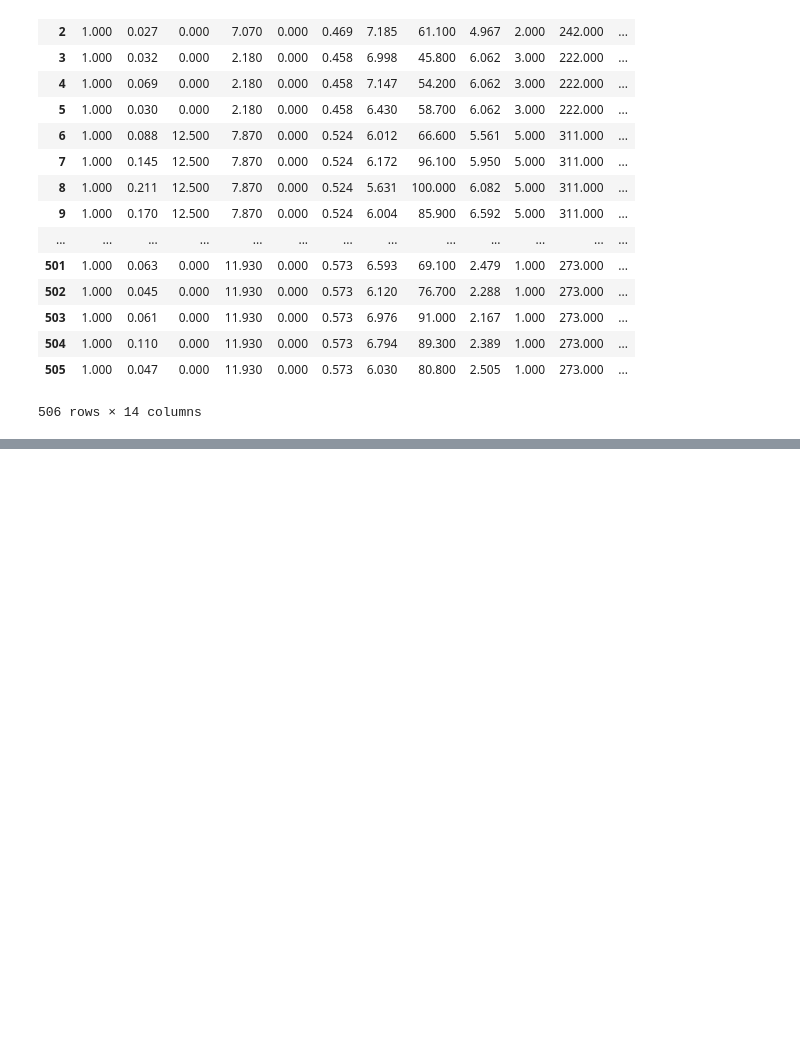
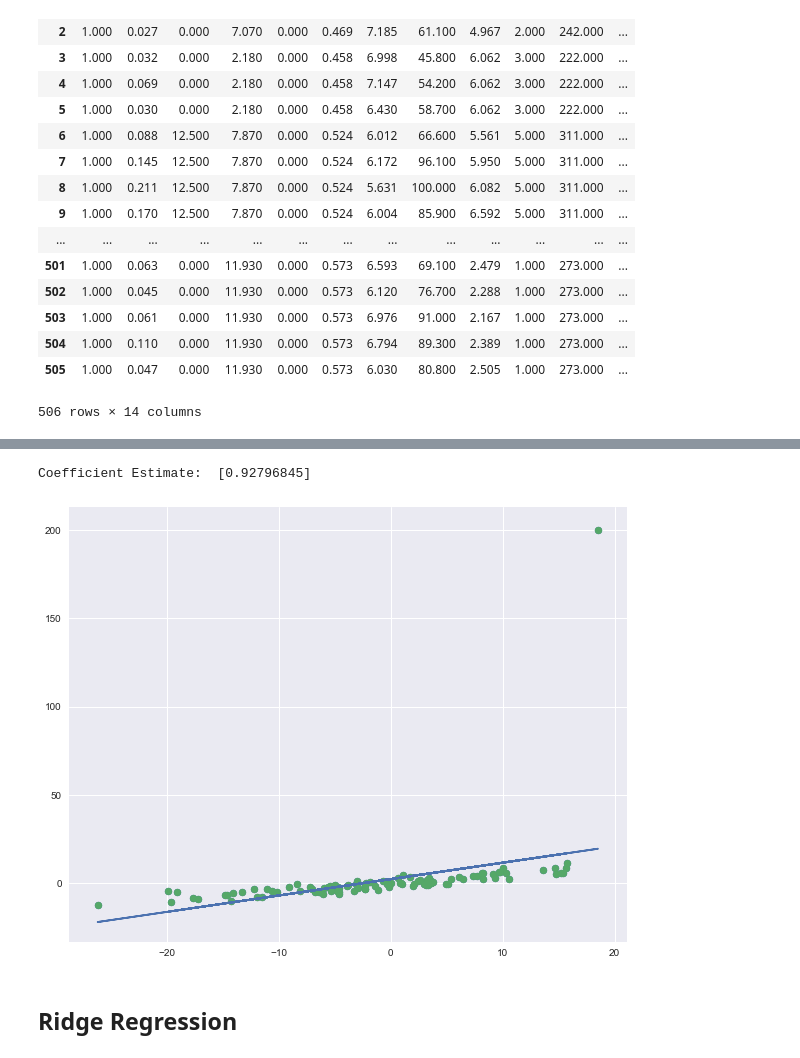
Before and after one commit to alexkaratzas/Udemy-ML-Course, a Jupyter notebook: bostonhousingproject/Boston Housing Project.ipynb, the cells around one changed output, grey strips where cells are left out. Drawn from its saved outputs; the diff is of its cells as text; code cells hidden in the pictures; blank space fills up the shorter version.

```diff
--- a/bostonhousingproject/Boston Housing Project.ipynb
+++ b/bostonhousingproject/Boston Housing Project.ipynb
@@ -334,0 +355,19 @@ OLS Regression Results
+# %%
+idx = rng.argmax()
+y_gen[idx] = 200
+# %%
+plt.figure(figsize=(10,8));
+plt.scatter(rng, y_gen);
+
+o_lr = LinearRegression(normalize=True)
+o_lr.fit(rng.reshape(-1,1), y_gen)
+o_model_pred = o_lr.predict(rng.reshape(-1,1))
+
+plt.scatter(rng, y_gen);
+plt.plot(rng, o_model_pred);
+print("Coefficient Estimate: ", o_lr.coef_)
+# %% [output]
+Coefficient Estimate:  [0.92796845]
+[figure, added]
+# %% [markdown]
+## Ridge Regression
```
Also changed, not shown: parts of 23 cells of this notebook.
